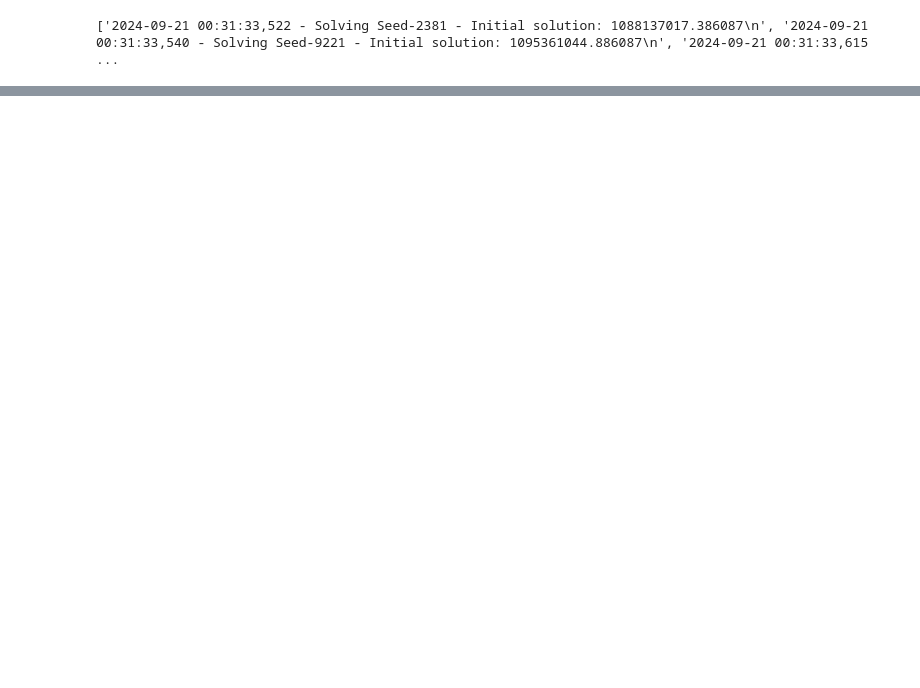
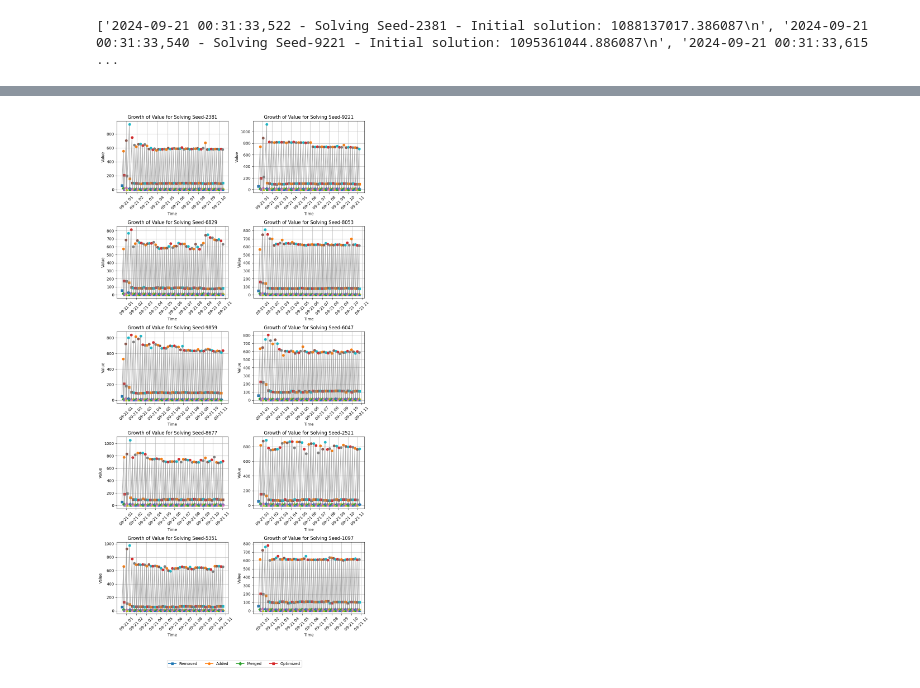
Before and after one commit to caokyhieu/ServerFleet-Huawei-2024, a Jupyter notebook: lelh/log_analysis.ipynb, the cells around one changed output, grey strips where cells are left out. Saved outputs shown, nothing was run; the diff lists cells and outputs as text; code cells hidden in the pictures; blank space fills up the shorter version.

```diff
--- a/lelh/log_analysis.ipynb
+++ b/lelh/log_analysis.ipynb
@@ -106,0 +143,5 @@ plt.show()
+# %%
+for seed in seeds.keys():
+    print(seed)
+    for _, time, action in seeds[seed]:
+        print(f"{time} - {action}")
@@ -106,0 +166,52 @@ plt.show()
+# %%
+import matplotlib.pyplot as plt
+from datetime import datetime
+# Chuẩn bị dữ liệu cho đồ thị
+times = []
+values = []
+
+# Tạo figure và axes cho plot 5x2
+fig, axs = plt.subplots(5, 2, figsize=(10, 20))
+axs = axs.flatten()  # Chuyển đổi thành một mảng 1 chiều để dễ dàng truy cập
+
+marker_map = {
+    'Added': 'o',      # Hình tròn
+    'Optimized': '^',  # Hình tam giác
+    'Removed': 's',    # Hình vuông
+    'Merged': 'D',     # Hình thoi
+}
+
+# Danh sách để lưu nhãn cho legend
+legend_labels = []
+
+for idx, seed in enumerate(seeds):
+    times = []
+    values = []
+
+    for date, time, action in seeds[seed]:
+        if action['process_time'] > 0:
+            datetime_str = f"{date} {time}"
+            time_obj = datetime.strptime(datetime_str, '%Y-%m-%d %H:%M:%S,%f')
+            times.append(time_obj)
+            values.append(action['process_time'])
+            marker = marker_map.get(action['action'], 'x')
+            axs[idx].plot(time_obj, action['process_time'], marker=marker)
+            # Thêm nhãn vào legend nếu chưa có
+            if action['action'] not in legend_labels:
+                legend_labels.append(action['action'])
+
+    axs[idx].plot(times, values, color='gray', linestyle='-', alpha=0.6)  # Đường nối
+    axs[idx].set_title(f'Growth of Value for {seed}')
+    axs[idx].set_xlabel('Time')
+    axs[idx].set_ylabel('Value')
+    axs[idx].tick_params(axis='x', rotation=45)
+    axs[idx].grid()
+
+# Thêm legend chung ở vị trí lower center
+fig.legend(legend_labels, loc='lower center', ncol=len(legend_labels), bbox_to_anchor=(0.5, 0))
+
+# Cải thiện hiển thị
+plt.tight_layout(rect=[0, 0.05, 1, 1])  # Điều chỉnh để tránh chồng chéo với legend
+plt.show()
+# %% [output]
+[figure, added]
```
Also changed, not shown: parts of 5 cells of this notebook.
